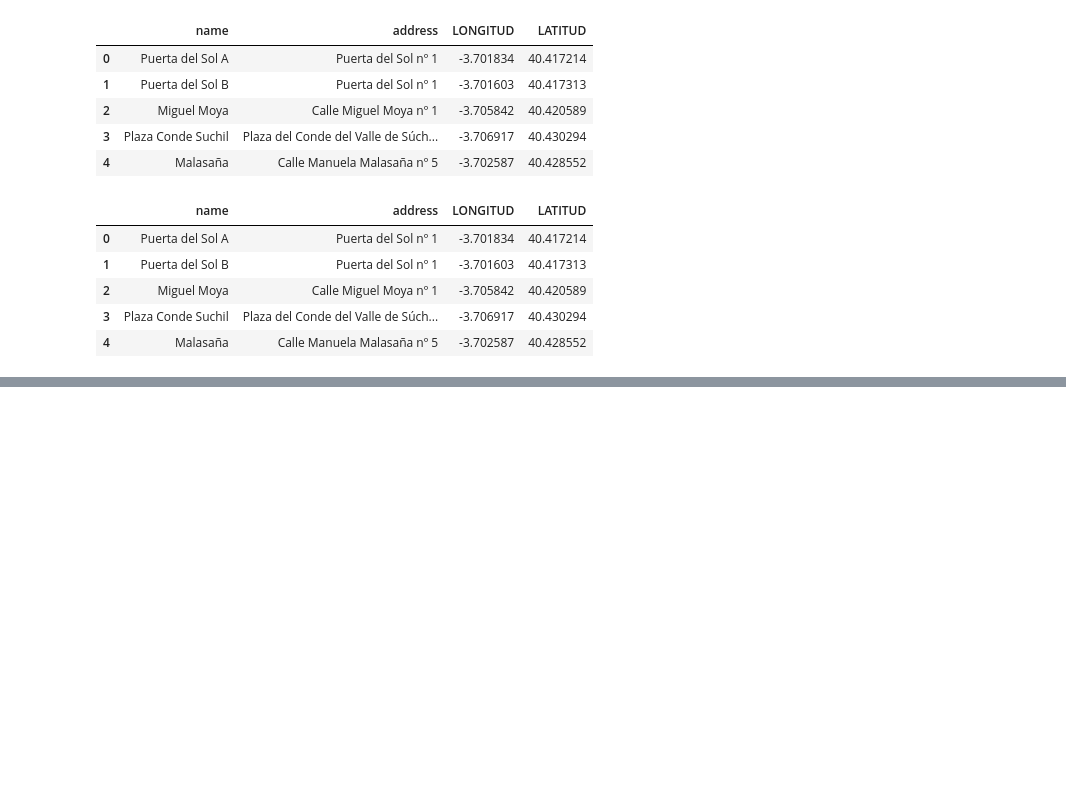
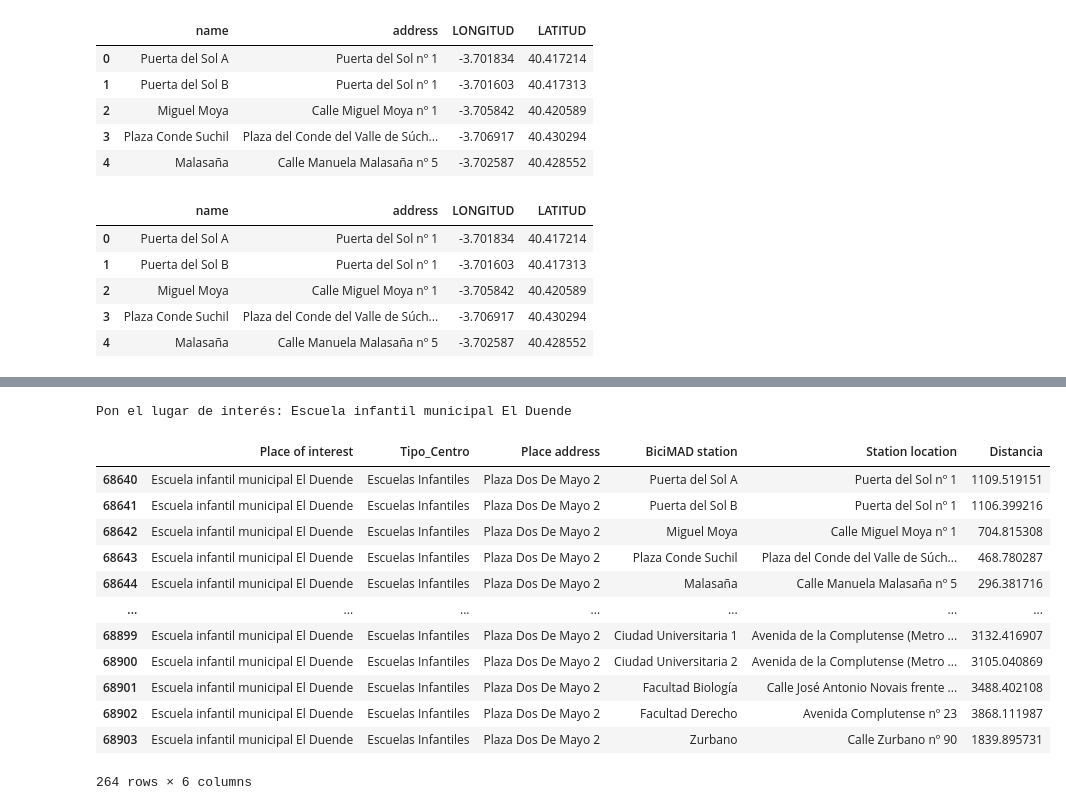
Before and after one commit to napoleonthevitzla/ih_datamadpt1121_project_m1, a Jupyter notebook: Notebook/PseudoCode_projecto_IH_M1.ipynb, the cells around one changed output, grey strips where cells are left out. Cells and saved outputs as stored; diff of their text form; code cells hidden in the pictures; blank space fills up the shorter version.

```diff
--- a/Notebook/PseudoCode_projecto_IH_M1.ipynb
+++ b/Notebook/PseudoCode_projecto_IH_M1.ipynb
@@ -260,0 +300,22 @@ dataset.head(10)
+# %%
+
+## Función que recibe el input ("title") y devuelve todos los resultado
+df_filter = dataset[dataset["Place of interest"] == input('Pon el lugar de interés: ')]
+pre_total = df_filter[df_filter['Distancia'] == df_filter['Distancia']]
+all_results = pre_total[["Place of interest","Tipo_Centro","Place address","BiciMAD station","Station location","Distancia"]]
+all_results
+# %% [output]
+Pon el lugar de interés: Escuela infantil municipal El Duende
+|  | Place of interest | Tipo_Centro | Place address | BiciMAD station | Station location | Distancia |
+| 68640 | Escuela infantil municipal El Duende | Escuelas Infantiles | Plaza Dos De Mayo 2 | Puerta del Sol A | Puerta del Sol nº 1 | 1109.519151 |
+| 68641 | Escuela infantil municipal El Duende | Escuelas Infantiles | Plaza Dos De Mayo 2 | Puerta del Sol B | Puerta del Sol nº 1 | 1106.399216 |
+| 68642 | Escuela infantil municipal El Duende | Escuelas Infantiles | Plaza Dos De Mayo 2 | Miguel Moya | Calle Miguel Moya nº 1 | 704.815308 |
+| 68643 | Escuela infantil municipal El Duende | Escuelas Infantiles | Plaza Dos De Mayo 2 | Plaza Conde Suchil | Plaza del Conde del Valle de Súch... | 468.780287 |
+| 68644 | Escuela infantil municipal El Duende | Escuelas Infantiles | Plaza Dos De Mayo 2 | Malasaña | Calle Manuela Malasaña nº 5 | 296.381716 |
+| ... | ... | ... | ... | ... | ... | ... |
+| 68899 | Escuela infantil municipal El Duende | Escuelas Infantiles | Plaza Dos De Mayo 2 | Ciudad Universitaria 1 | Avenida de la Complutense (Metro ... | 3132.416907 |
+| 68900 | Escuela infantil municipal El Duende | Escuelas Infantiles | Plaza Dos De Mayo 2 | Ciudad Universitaria 2 | Avenida de la Complutense (Metro ... | 3105.040869 |
+| 68901 | Escuela infantil municipal El Duende | Escuelas Infantiles | Plaza Dos De Mayo 2 | Facultad Biología | Calle José Antonio Novais frente ... | 3488.402108 |
+| 68902 | Escuela infantil municipal El Duende | Escuelas Infantiles | Plaza Dos De Mayo 2 | Facultad Derecho | Avenida Complutense nº 23 | 3868.111987 |
+| 68903 | Escuela infantil municipal El Duende | Escuelas Infantiles | Plaza Dos De Mayo 2 | Zurbano | Calle Zurbano nº 90 | 1839.895731 |
+264 rows × 6 columns
```
Also changed, not shown: parts of 9 cells of this notebook, 3 other files.
